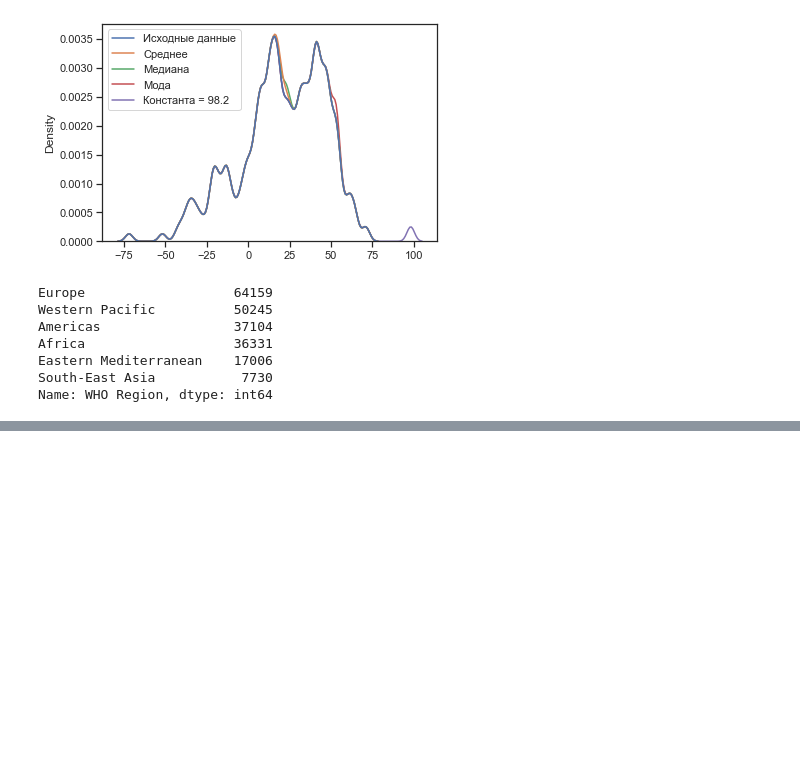
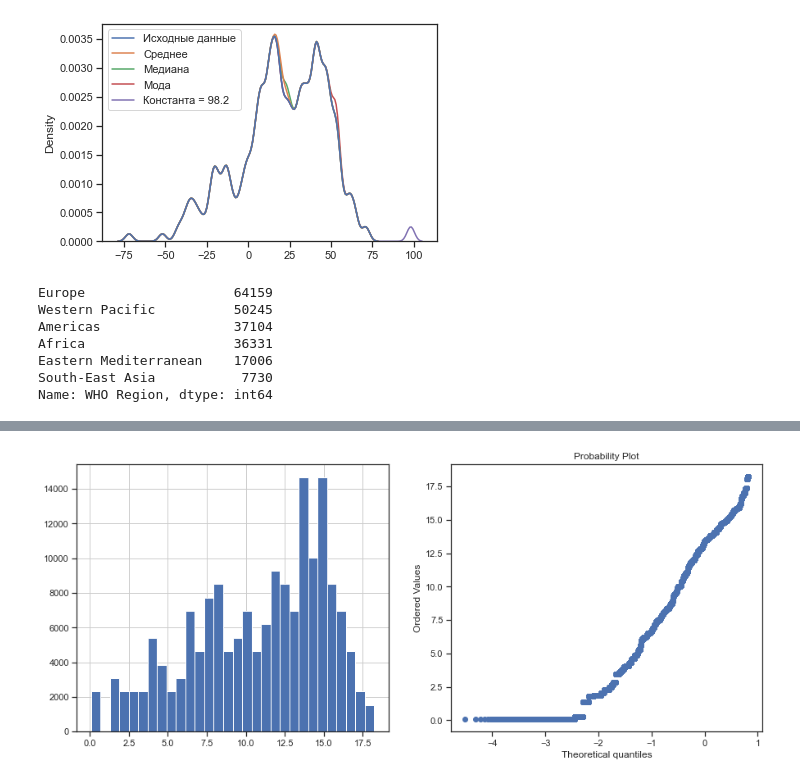
Before and after one commit to xiabeibei0505/IY5MMO1, a Jupyter notebook: лаб2/Back_up.ipynb, the cells around one changed output, grey strips where cells are left out. Drawn from its saved outputs; the diff is of its cells as text; code cells hidden in the pictures; blank space fills up the shorter version.

```diff
--- a/лаб2/Back_up.ipynb
+++ b/лаб2/Back_up.ipynb
@@ -186,0 +187,5 @@ sns.kdeplot(data=mm.fit_transform(data_de[["Lat"]]),shade=True,color="g")
+# %%
+data_de['Lat'] = data_de['Lat']**(2)
+diagnostic_plots(data_de, 'Lat')
+# %% [output]
+[figure, added]
```
Also changed, not shown: parts of 9 cells of this notebook, 1 other file.
